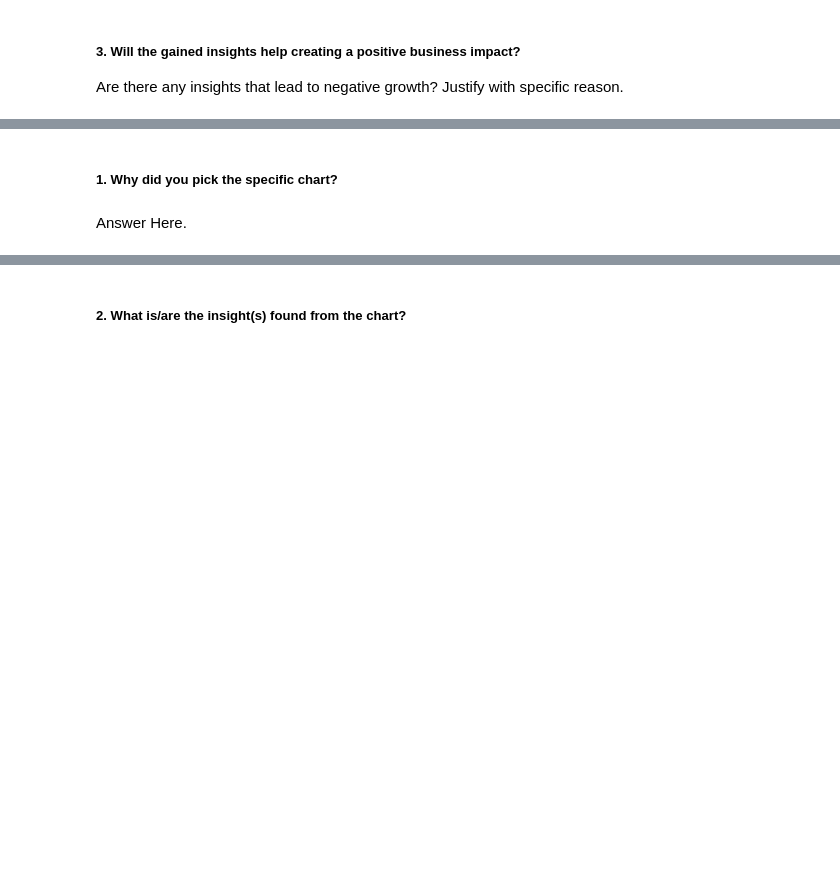
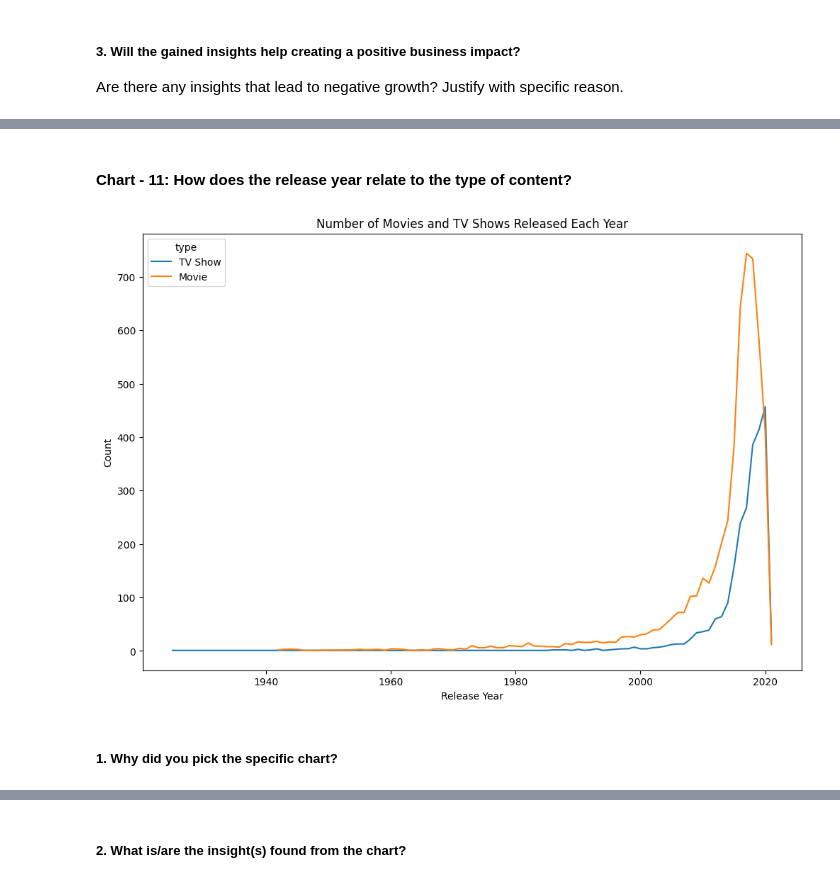
Before and after one commit to DevanshA2511/Netflix-Movies-And-TV-Shows-Clustering-Project, a Jupyter notebook: Netflix_Movies_And_TV_Shows_Clustering_Project.ipynb, the cells around one changed output, grey strips where cells are left out. Saved outputs shown, nothing was run; the diff lists cells and outputs as text; code cells hidden in the pictures; blank space fills up the shorter version.

```diff
--- a/Netflix_Movies_And_TV_Shows_Clustering_Project.ipynb
+++ b/Netflix_Movies_And_TV_Shows_Clustering_Project.ipynb
@@ -667,4 +737,24 @@ Answer Here
+# %% [markdown]
+#### Chart - 11: How does the release year relate to the type of content?
+# %%
+# Chart - 11 visualization code
+# Grouping the data by release year and type, and count the number of shows
+df_release_year = df.groupby(['release_year', 'type'])['show_id'].count().reset_index()
+
+# Creating a figure for the plot with a specific size
+plt.figure(figsize=(12, 8))
+
+# Using seaborn's lineplot to visualize the relationship over time
+sns.lineplot(data=df_release_year, x='release_year', y='show_id', hue='type')
+
+# Setting chart title and labels
+plt.title('Number of Movies and TV Shows Released Each Year')
+plt.xlabel('Release Year')
+plt.ylabel('Count')
+
+# Displaying the plot
+plt.show()
+# %% [output]
+[figure, added]
 # %% [markdown]
 ##### 1. Why did you pick the specific chart?
-# %% [markdown]
-Answer Here.
```
Also changed, not shown: parts of 47 cells of this notebook.
